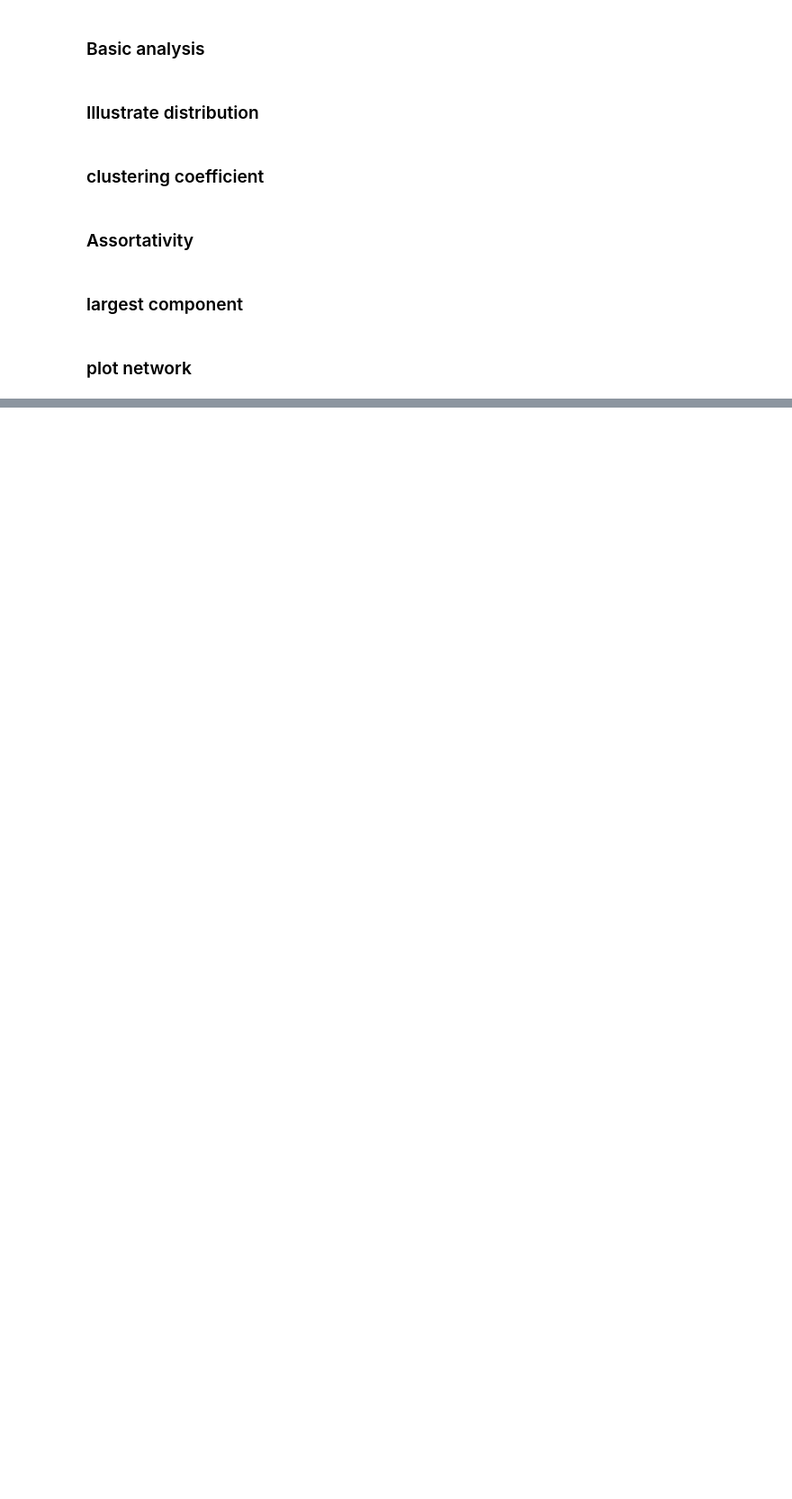
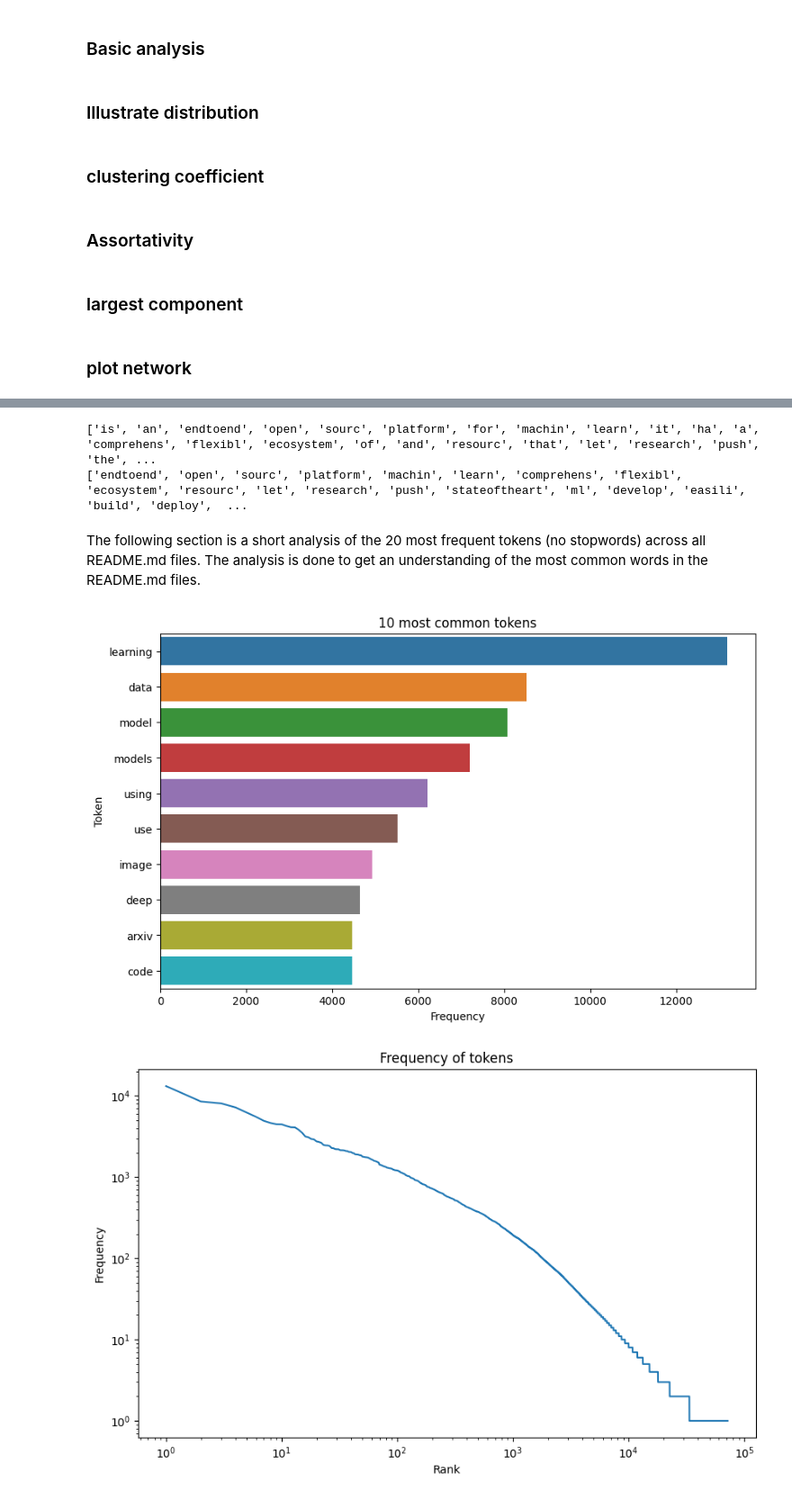
Before and after one commit to Valdehh/CSS_Group4.github.io, a Jupyter notebook: explainer_notebook.ipynb, the cells around one changed output, grey strips where cells are left out. Shown at 90% size. Cells and saved outputs as stored; diff of their text form; code cells hidden in the pictures; blank space fills up the shorter version.

Commit message:
Updated explainer notebook with text analysis

```diff
--- a/explainer_notebook.ipynb
+++ b/explainer_notebook.ipynb
@@ -738,0 +942,3 @@ nw.draw_netwulf(stylized_network)
+# %%
+# Apply the function to the 'readme_raw' column
+df_repositories_readme_english['readme_clean'] = df_repositories_readme_english['readme_raw'].apply(clean_text)
@@ -738,0 +991,8 @@ nw.draw_netwulf(stylized_network)
+# %%
+# Apply the function to the 'readme_raw' column
+df_repositories_readme_english['tokens'] = df_repositories_readme_english['readme_clean'].apply(tokenize_text)
+df_repositories_readme_english['tokens_no_stopwords'] = df_repositories_readme_english['readme_clean'].apply(tokenize_text_no_stopwords)
+
+# Display the tokens for the first repository
+print(df_repositories_readme_english['tokens'].iloc[0])
+print(df_repositories_readme_english['tokens_no_stopwords'].iloc[0])
@@ -738,0 +1023,47 @@ nw.draw_netwulf(stylized_network)
+# %%
+# Apply the function to the 'tokens' column
+df_repositories_readme_english['tokens_stemmed'] = df_repositories_readme_english['tokens'].apply(stem_tokens)
+df_repositories_readme_english['tokens_stemmed_no_stopwords'] = df_repositories_readme_english['tokens_no_stopwords'].apply(stem_tokens)
+
+# Display the tokens for the first repository
+print(df_repositories_readme_english['tokens_stemmed'].iloc[0])
+print(df_repositories_readme_english['tokens_stemmed_no_stopwords'].iloc[0])
+# %% [output]
+['is', 'an', 'endtoend', 'open', 'sourc', 'platform', 'for', 'machin', 'learn', 'it', 'ha', 'a', 'comprehens', 'flexibl', 'ecosystem', 'of', 'and', 'resourc', 'that', 'let', 'research', 'push', 'the', ...
+['endtoend', 'open', 'sourc', 'platform', 'machin', 'learn', 'comprehens', 'flexibl', 'ecosystem', 'resourc', 'let', 'research', 'push', 'stateoftheart', 'ml', 'develop', 'easili', 'build', 'deploy',  ...
+# %% [markdown]
+The following section is a short analysis of the 20 most frequent tokens (no stopwords) across all README.md files. The analysis is done to get an understanding of the most common words in the README.md files.
+# %%
+# Create a list of all tokens
+all_tokens = df_repositories_readme_english['tokens_no_stopwords'].sum()
+
+# Count the frequency of each token
+token_counts = Counter(all_tokens)
+
+# Sort the tokens by frequency
+tokens, frequencies = zip(*token_counts.most_common())
+
+# Get the 10 most common tokens
+most_common_tokens = tokens[:10]
+most_common_frequencies = frequencies[:10]
+
+# Plot the 10 most common tokens
+plt.figure(figsize=(10, 6))
+sns.barplot(x=list(most_common_frequencies), y=list(most_common_tokens))
+plt.xlabel('Frequency')
+plt.ylabel('Token')
+plt.title('10 most common tokens')
+plt.show()
+
+# Plot the frequencies against the ranks (log-log plot)
+plt.figure(figsize=(10, 6))
+plt.plot(range(1, len(frequencies) + 1), frequencies)
+plt.yscale('log')
+plt.xscale('log')
+plt.xlabel('Rank')
+plt.ylabel('Frequency')
+plt.title('Frequency of tokens')
+plt.show()
+# %% [output]
+[figure, added]
+[figure, added]
```
Also changed, not shown: parts of 49 cells of this notebook.
